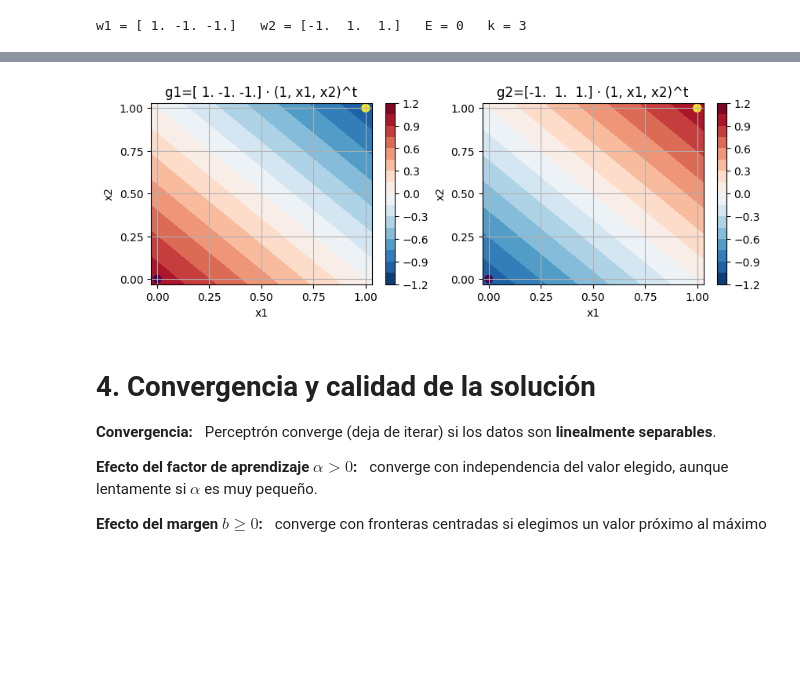
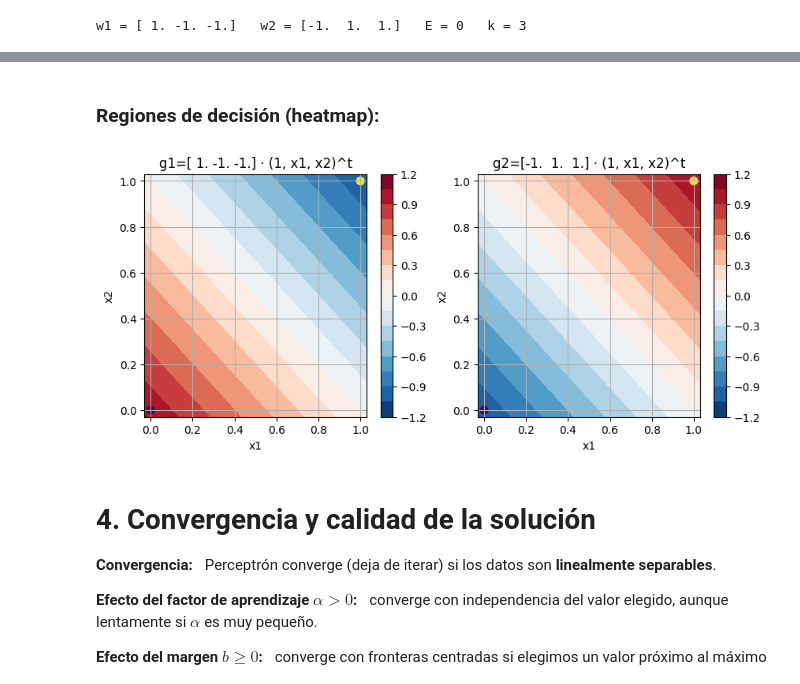
Before and after one commit to jsilvestreUPV/SIN-EPSA, a Jupyter notebook: B2/Teo/T3: Aprendizaje Supervisado: regresión logística/T3.2a Algoritmo Perceptrón.ipynb, the cells around one changed output, grey strips where cells are left out. Saved outputs shown, nothing was run; the diff lists cells and outputs as text; code cells hidden in the pictures; blank space fills up the shorter version.

```diff
--- a/B2/Teo/T3: Aprendizaje Supervisado: regresión logística/T3.2a Algoritmo Perceptrón.ipynb
+++ b/B2/Teo/T3: Aprendizaje Supervisado: regresión logística/T3.2a Algoritmo Perceptrón.ipynb
@@ -81,0 +96,12 @@ def perceptron(X, y, b=0.1, a=1.0, K=200):
+# %%
+import numpy as np
+import matplotlib.pyplot as plt
+fig, ax = plt.subplots(figsize=(3,3));
+scatter = ax.scatter([0,1], [0,1], c=[1,2]);
+legend = ax.legend(*scatter.legend_elements(),
+                    loc="upper left", title="Clases");
+ax.add_artist(legend);
+ax.grid();
+ax.set_xticks(np.linspace(0., 1, 6));
+ax.set_yticks(np.linspace(0., 1, 6));
+ax.set_xlabel("x1"); ax.set_ylabel("x2");
@@ -121,25 +141,27 @@ w1 = [ 1. -1. -1.]   w2 = [-1.  1.  1.]   E = 0   k = 3
+# %% [markdown]
+### Regiones de decisión (heatmap):
 # %%
 import numpy as np
 import matplotlib.pyplot as plt
 X = np.array([[0, 0], [1, 1]]).astype(float);
 y = np.array([1, 2]).astype(int);
 x1, x2 = np.meshgrid(np.linspace(-.03, 1.03, 50), np.linspace(-.03, 1.03, 50));
 XX = np.c_[np.ravel(x1), np.ravel(x2)];
 Wt = np.array([[1, -1, -1], [-1, 1, 1]]).astype(float);
 gg = lambda x: (Wt[0, 0] + Wt[0, 1:] @ x, Wt[1, 0] + Wt[1, 1:] @ x);
 GG = np.apply_along_axis(gg, 1, XX);
-_, axs = plt.subplots(1, 2, figsize=(10, 3));
+_, axs = plt.subplots(1, 2, figsize=(10, 4));
 for i, ax in enumerate(axs.flat):
-    ax.set_xticks(np.linspace(0., 1, 5));
-    ax.set_yticks(np.linspace(0., 1, 5));
+    ax.set_xticks(np.linspace(0., 1, 6));
+    ax.set_yticks(np.linspace(0., 1, 6));
     ax.grid();
     ax.set_xlabel("x1"); ax.set_ylabel("x2");
     ax.set_title(f'g{i+1}={W[:,i]} · (1, x1, x2)^t');
     cp = ax.contourf(x1, x2, GG[:, i].reshape(x1.shape), 15, cmap='RdBu_r');
     plt.colorbar(cp, ax=ax);
     ax.scatter(*X.T, c=y, s=50);
 # %% [output]
-[figure, old version]
+[figure, new version]
 # %% [markdown]
 # 4. Convergencia y calidad de la solución
 
```
Also changed, not shown: parts of 6 cells of this notebook.
